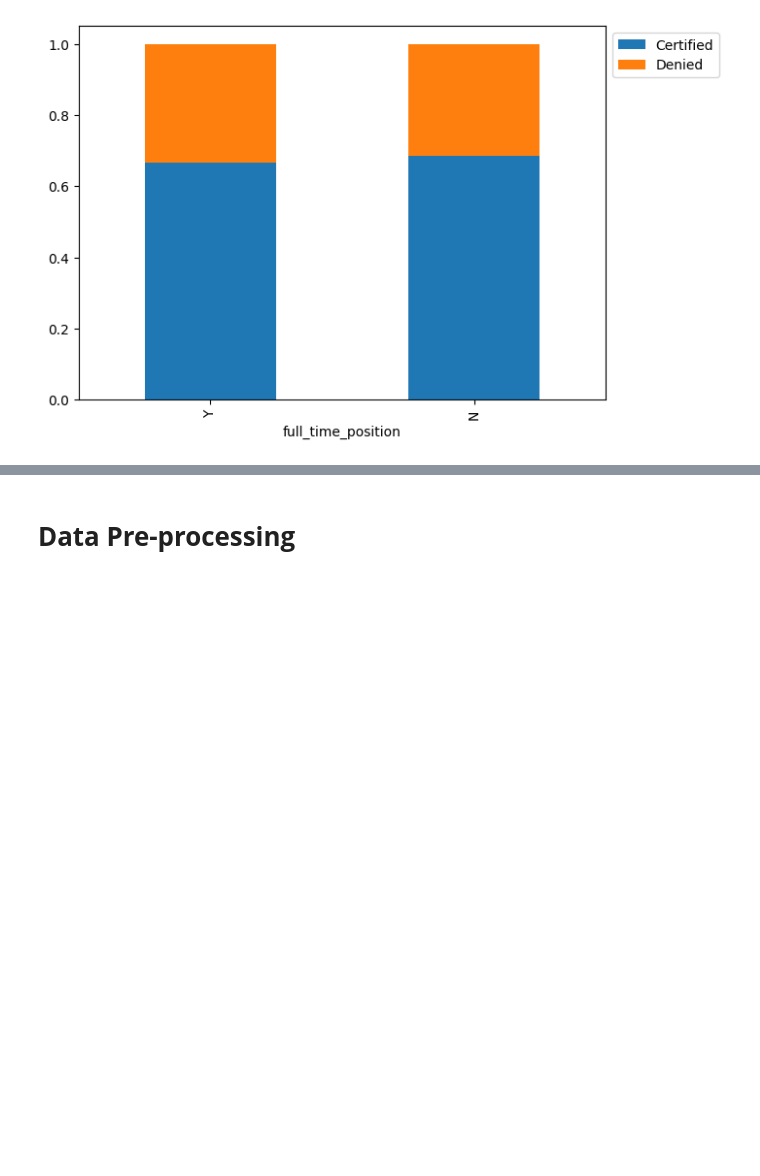
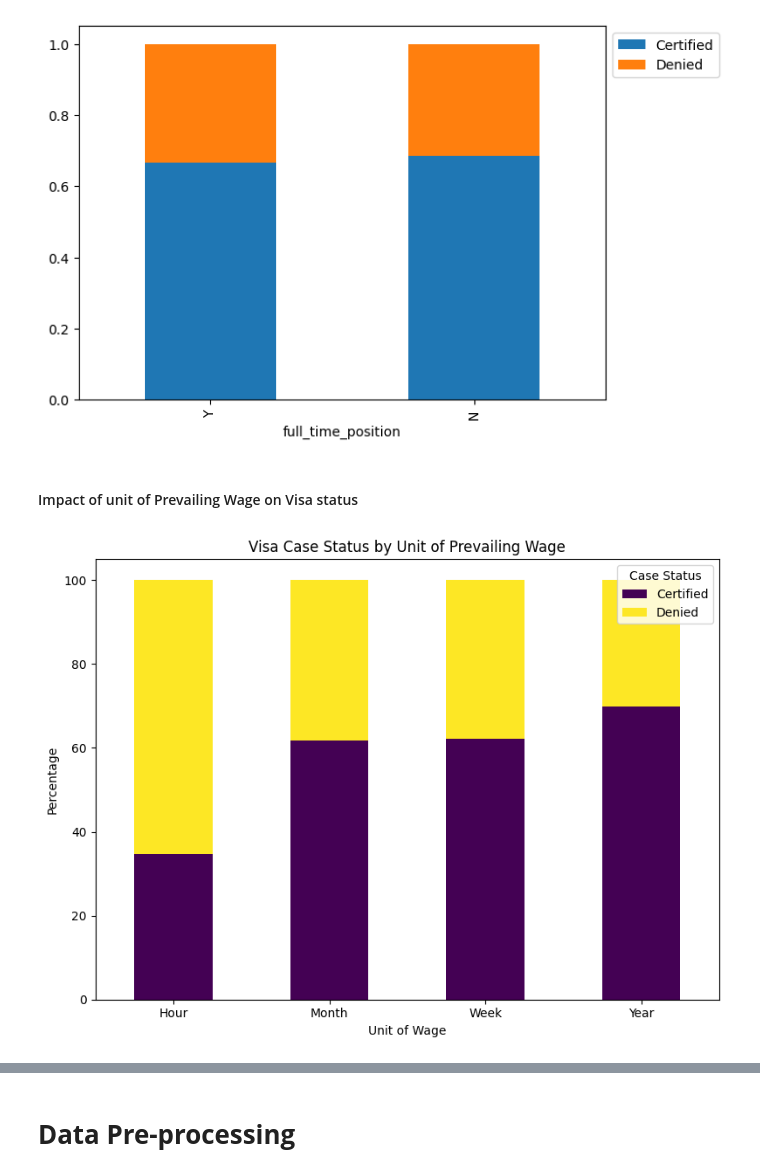
Before and after one commit to ark214/probable-excursions, a Jupyter notebook: Advance ML/Project/Ahmed Riaz.ipynb, the cells around one changed output, grey strips where cells are left out. Drawn from its saved outputs; the diff is of its cells as text; code cells hidden in the pictures; blank space fills up the shorter version.

```diff
--- a/Advance ML/Project/Ahmed Riaz.ipynb
+++ b/Advance ML/Project/Ahmed Riaz.ipynb
@@ -638,3 +674,21 @@ Y                       15163    7610  22773
 N                        1855     852   2707
 ------------------------------------------------------------------------------------------------------------------------
 [figure]
+# %% [markdown]
+#### Impact of unit of Prevailing Wage on Visa status
+# %%
+# Create a cross-tabulation: row = unit_of_wage, columns = case_status
+unit_ct = pd.crosstab(data['unit_of_wage'], data['case_status'], normalize='index') * 100
+
+# Plot it
+unit_ct.plot(kind='bar', stacked=True, colormap='viridis', figsize=(8, 6))
+
+plt.title("Visa Case Status by Unit of Prevailing Wage")
+plt.xlabel("Unit of Wage")
+plt.ylabel("Percentage")
+plt.legend(title="Case Status")
+plt.xticks(rotation=0)
+plt.tight_layout()
+plt.show()
+# %% [output]
+[figure, added]
```
Also changed, not shown: parts of 7 cells of this notebook.
